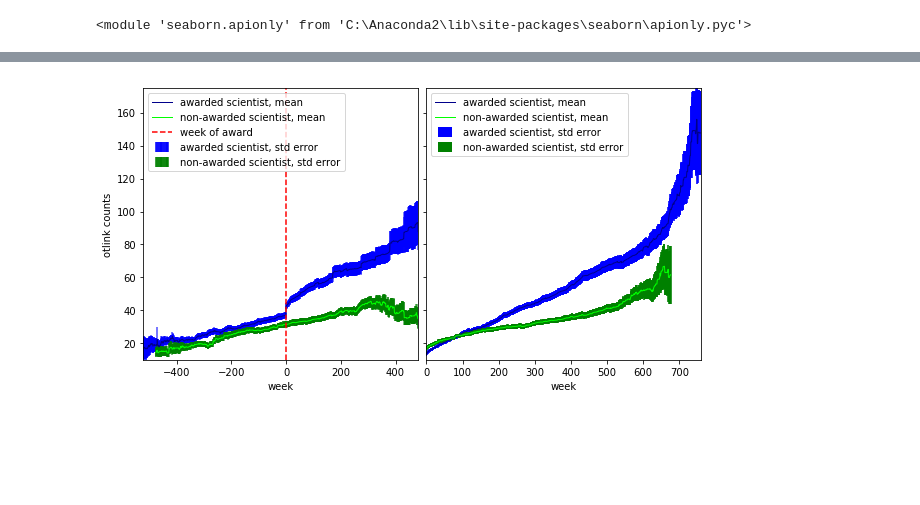
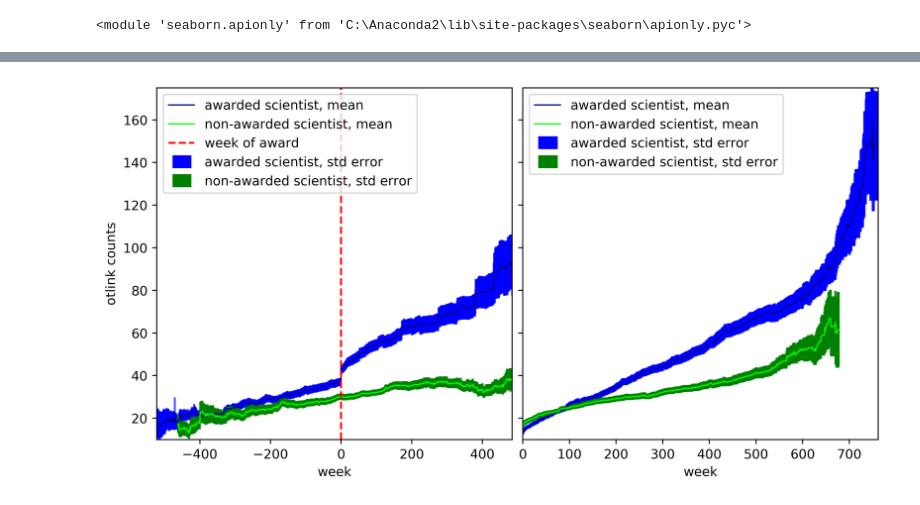
Before and after one commit to gesiscss/scientists-analysis-wikipedia, a Jupyter notebook: Analyze outlink counts over time.ipynb, the cells around one changed output, grey strips where cells are left out. Drawn from its saved outputs; the diff is of its cells as text; code cells hidden in the pictures; blank space fills up the shorter version.

Commit message:
fix error in word and outlink counts

```diff
--- a/Analyze outlink counts over time.ipynb
+++ b/Analyze outlink counts over time.ipynb
@@ -371,7 +371,7 @@ for article_name,series in g:
         df1_1=df1_1[df1_1.time_w>=created]
         df1_1["outlinks_len"]=df1_1.time_w.apply(lambda x: series[series.timestamp<=x].iloc[0].outlinks_len)
         #skip df1_2
-        df1=df1_1[["time_w"]]
+        df1=df1_1[["time_w","outlinks_len"]]
         print "==> created after award"
     else:
         #print df1_1
@@ -534,7 +534,7 @@ for article_name,series in g:
         df1_1=df1_1[df1_1.time_w>=created]
         df1_1["outlinks_len"]=df1_1.time_w.apply(lambda x: series[series.timestamp<=x].iloc[0].outlinks_len)
         #skip df1_2
-        df1=df1_1[["time_w"]]
+        df1=df1_1[["time_w","outlinks_len"]]
         print "==> created after award"
     else:
         #print df1_1
@@ -633,7 +633,7 @@ plt.title("Length of articles of non-awarded scientists. 0 week is the week of a
 from matplotlib.container import ErrorbarContainer
 from matplotlib.legend_handler import HandlerErrorbar
 
-fig, (ax0, ax1) = plt.subplots(ncols=2, sharey=True,figsize=[20,10])
+fig, (ax0, ax1) = plt.subplots(ncols=2, sharey=True,figsize=[20,10],dpi=500)
 ax0.errorbar(df_s_w_st_aw.index.values, df_s_w_st_aw.mean_w, df_s_w_st_aw.std_1,c="b",alpha=0.7,#lw=2,
              linestyle='None',label="awarded scientist, std error")#,label='_nolegend_')
 ax0.plot(df_s_w_st_aw.index.values, df_s_w_st_aw.mean_w,"darkblue",linewidth = 1,label="awarded scientist, mean")
@@ -679,7 +679,7 @@ plt.show()
 from matplotlib.container import ErrorbarContainer
 from matplotlib.legend_handler import HandlerErrorbar
 
-fig, (ax0, ax1) = plt.subplots(ncols=2, sharey=True,figsize=[10,5])
+fig, (ax0, ax1) = plt.subplots(ncols=2, sharey=True,figsize=[10,5],dpi=500)
 ax0.errorbar(df_s_w_st_aw.index.values, df_s_w_st_aw.mean_w, df_s_w_st_aw.std_1,c="b",alpha=0.7,#lw=2,
              linestyle='None',label="awarded scientist, std error")#,label='_nolegend_')
 ax0.plot(df_s_w_st_aw.index.values, df_s_w_st_aw.mean_w,"darkblue",linewidth = 1,label="awarded scientist, mean")
@@ -693,31 +693,31 @@ ax0.set_ylabel("otlink counts")
 ax0.errorbar(df_s_w_st_naw.index.values, df_s_w_st_naw.mean_w, df_s_w_st_naw.std_1,c="green",alpha=0.7,#lw=2,
              linestyle='None',label="non-awarded scientist, std error")#label='_nolegend_'
 ax0.plot(df_s_w_st_naw.index.values, df_s_w_st_naw.mean_w,"lime",linewidth = 1,label="non-awarded scientist, mean")
 ax0.plot([0,0],[10,175],"r--",label="week of award")
 leg=ax0.legend(loc=2,handler_map={ErrorbarContainer: HandlerErrorbar(numpoints=15,xpad=0.1)})
 for lh in leg.legendHandles:
     lh.set_alpha(1)
 
 
 
 
 ax1.errorbar(df_s_w_st.index.values, df_s_w_st.mean_w, df_s_w_st.std_1,c="b",alpha=0.8,lw=2,
              linestyle='None',label="awarded scientist, std error")#,label='_nolegend_')
 ax1.plot(df_s_w_st.index.values, df_s_w_st.mean_w,"darkblue",linewidth = 1,label="awarded scientist, mean")
 ax1.errorbar(df_b_w_st.index.values, df_b_w_st.mean_w, df_b_w_st.std_1,c="green",alpha=0.8,lw=2,
              linestyle='None',label="non-awarded scientist, std error")#label='_nolegend_'
 ax1.plot(df_b_w_st.index.values, df_b_w_st.mean_w,"lime",linewidth = 1,label="non-awarded scientist, mean")
 #ax1.legend(loc=2)
 leg=ax1.legend(loc=2,handler_map={ErrorbarContainer: HandlerErrorbar(numpoints=15,xpad=0.1)})
 for lh in leg.legendHandles:
     lh.set_alpha(1)
 ax1.set_xlim(df_s_w_st.iloc[0].name,df_s_w_st.iloc[-1].name)
 ax1.set_xlabel("week")
 #plt.ylabel("word counts")
 #ax1.set_title('Length of article; 0 week is the week when the article about scientists was created')
 
 plt.subplots_adjust(wspace=0.03, hspace=0.03)
 #plt.tight_layout()
 plt.show()
 # %% [output]
-[figure, old version]
+[figure, new version]
```
Also changed, not shown: parts of 10 cells of this notebook, 7 other files.
